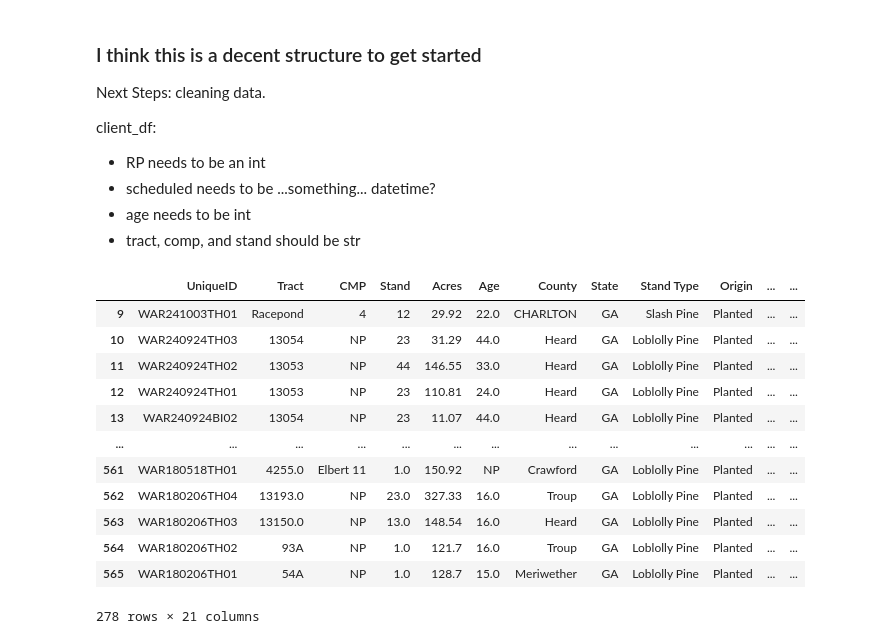
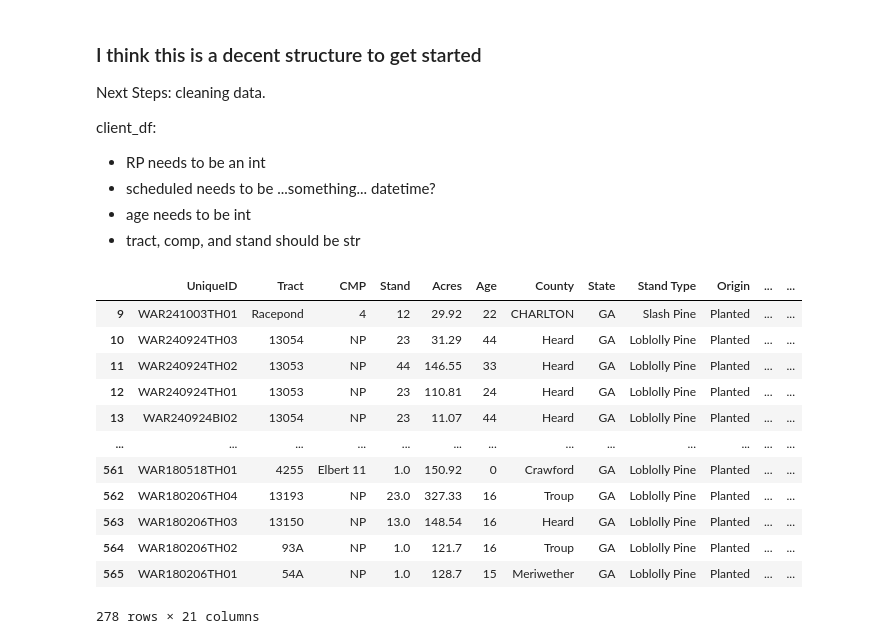
Before and after one commit to BilyBrown/sqlite3-tutorial, a Jupyter notebook: create_war_tables.ipynb, the cells around one changed output. Drawn from its saved outputs; the diff is of its cells as text; code cells hidden in the pictures.

Commit message:
working on tables... still

```diff
--- a/create_war_tables.ipynb
+++ b/create_war_tables.ipynb
@@ -183,19 +183,24 @@ client_df['trial'] = client_df.index.map(s)
 client_df.loc[pd.to_numeric(client_df['Reporting Period'], errors='coerce').isnull() & client_df['Reporting Period'].str.contains("RP"), 'Reporting Period'] = client_df.loc[pd.to_numeric(client_df['Reporting Period'], errors='coerce').isnull() & client_df['Reporting Period'].str.contains("RP"), 'trial']
 # %%
 client_df['Reporting Period'] = pd.to_numeric(client_df['Reporting Period'], downcast='integer')
-# %%
-client_df
-# %% [output]
-|  | UniqueID | Tract | CMP | Stand | Acres | Age | County | State | Stand Type | Origin | ... | ... |
-| 9 | WAR241003TH01 | Racepond | 4 | 12 | 29.92 | 22.0 | CHARLTON | GA | Slash Pine | Planted | ... | ... |
-| 10 | WAR240924TH03 | 13054 | NP | 23 | 31.29 | 44.0 | Heard | GA | Loblolly Pine | Planted | ... | ... |
-| 11 | WAR240924TH02 | 13053 | NP | 44 | 146.55 | 33.0 | Heard | GA | Loblolly Pine | Planted | ... | ... |
-| 12 | WAR240924TH01 | 13053 | NP | 23 | 110.81 | 24.0 | Heard | GA | Loblolly Pine | Planted | ... | ... |
-| 13 | WAR240924BI02 | 13054 | NP | 23 | 11.07 | 44.0 | Heard | GA | Loblolly Pine | Planted | ... | ... |
-| ... | ... | ... | ... | ... | ... | ... | ... | ... | ... | ... | ... | ... |
-| 561 | WAR180518TH01 | 4255.0 | Elbert 11 | 1.0 | 150.92 | NP | Crawford | GA | Loblolly Pine | Planted | ... | ... |
-| 562 | WAR180206TH04 | 13193.0 | NP | 23.0 | 327.33 | 16.0 | Troup | GA | Loblolly Pine | Planted | ... | ... |
-| 563 | WAR180206TH03 | 13150.0 | NP | 13.0 | 148.54 | 16.0 | Heard | GA | Loblolly Pine | Planted | ... | ... |
-| 564 | WAR180206TH02 | 93A | NP | 1.0 | 121.7 | 16.0 | Troup | GA | Loblolly Pine | Planted | ... | ... |
-| 565 | WAR180206TH01 | 54A | NP | 1.0 | 128.7 | 15.0 | Meriwether | GA | Loblolly Pine | Planted | ... | ... |
-278 rows × 21 columns
+# %%
+client_df['Age'] = pd.to_numeric(client_df['Age'], errors='coerce', downcast='integer').fillna(0).astype(int)
+# %%
+client_df['Tract'] = client_df['Tract'].astype(str)
+# %%
+client_df['Tract'] = client_df['Tract'].apply(lambda x: x.split('.')[0])
+client_df
+# %% [output]
+|  | UniqueID | Tract | CMP | Stand | Acres | Age | County | State | Stand Type | Origin | ... | ... |
+| 9 | WAR241003TH01 | Racepond | 4 | 12 | 29.92 | 22 | CHARLTON | GA | Slash Pine | Planted | ... | ... |
+| 10 | WAR240924TH03 | 13054 | NP | 23 | 31.29 | 44 | Heard | GA | Loblolly Pine | Planted | ... | ... |
+| 11 | WAR240924TH02 | 13053 | NP | 44 | 146.55 | 33 | Heard | GA | Loblolly Pine | Planted | ... | ... |
+| 12 | WAR240924TH01 | 13053 | NP | 23 | 110.81 | 24 | Heard | GA | Loblolly Pine | Planted | ... | ... |
+| 13 | WAR240924BI02 | 13054 | NP | 23 | 11.07 | 44 | Heard | GA | Loblolly Pine | Planted | ... | ... |
+| ... | ... | ... | ... | ... | ... | ... | ... | ... | ... | ... | ... | ... |
+| 561 | WAR180518TH01 | 4255 | Elbert 11 | 1.0 | 150.92 | 0 | Crawford | GA | Loblolly Pine | Planted | ... | ... |
+| 562 | WAR180206TH04 | 13193 | NP | 23.0 | 327.33 | 16 | Troup | GA | Loblolly Pine | Planted | ... | ... |
+| 563 | WAR180206TH03 | 13150 | NP | 13.0 | 148.54 | 16 | Heard | GA | Loblolly Pine | Planted | ... | ... |
+| 564 | WAR180206TH02 | 93A | NP | 1.0 | 121.7 | 16 | Troup | GA | Loblolly Pine | Planted | ... | ... |
+| 565 | WAR180206TH01 | 54A | NP | 1.0 | 128.7 | 15 | Meriwether | GA | Loblolly Pine | Planted | ... | ... |
+278 rows × 21 columns
```
